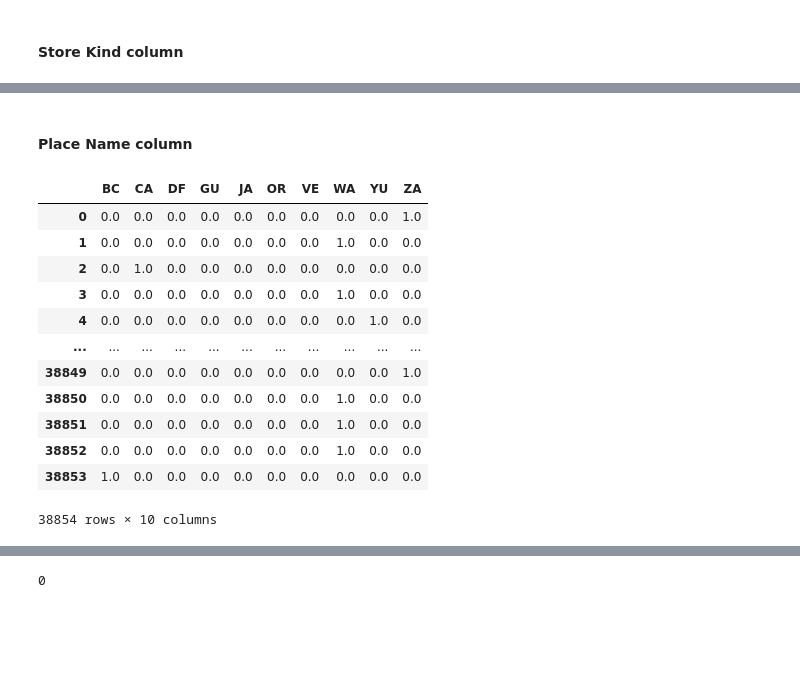
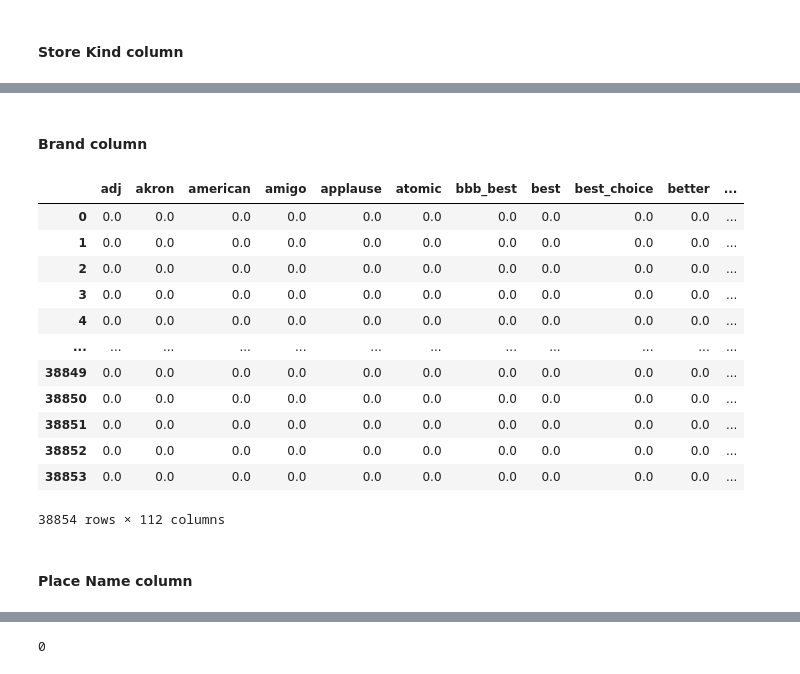
Before and after one commit to abdul-rahman-hassan/Product-Cost-Prediction, a Jupyter notebook: Preprocessing.ipynb, the cells around one changed output, grey strips where cells are left out. Cells and saved outputs as stored; diff of their text form; code cells hidden in the pictures; blank space fills up the shorter version.

```diff
--- a/Preprocessing.ipynb
+++ b/Preprocessing.ipynb
@@ -1037,0 +1038,14 @@ transformed_col
+# %%
+from sklearn.preprocessing import OneHotEncoder
+
+ohe = OneHotEncoder(sparse_output= False )
+
+arr = ohe.fit_transform(train[['promotion_name']])
+
+transformed_col = pd.DataFrame(arr, columns=ohe.get_feature_names_out(['promotion_name']))
+
+transformed_col.columns = [col.replace('promotion_name_', '') for col in transformed_col.columns]
+transformed_col.columns = [col.replace(' ', '_') for col in transformed_col.columns]
+transformed_col.columns = [col.lower() for col in transformed_col.columns]
+
+transformed_col
@@ -1063,0 +1075,12 @@ transformed_col
+# %%
+ohe = OneHotEncoder(sparse_output = False )
+
+arr = ohe.fit_transform(train[['store_kind']])
+
+transformed_col = pd.DataFrame(arr, columns=ohe.get_feature_names_out(['store_kind']))
+
+transformed_col.columns = [col.replace('store_kind_', '') for col in transformed_col.columns]
+transformed_col.columns = [col.replace(' ', '_') for col in transformed_col.columns]
+transformed_col.columns = [col.lower() for col in transformed_col.columns]
+
+transformed_col
@@ -1064,3 +1101,31 @@ transformed_col
 # %%
 train = train.join(transformed_col)
 train.drop('store_kind',axis = 1 , inplace=True)
+# %% [markdown]
+#### Brand column
+# %%
+ohes = OneHotEncoder(sparse_output = False )
+
+arr = ohe.fit_transform(train[['brand']])
+
+transformed_col = pd.DataFrame(arr, columns=ohe.get_feature_names_out(['brand']))
+
+transformed_col.columns = [col.replace('brand_', '') for col in transformed_col.columns]
+transformed_col.columns = [col.replace(' ', '_') for col in transformed_col.columns]
+transformed_col.columns = [col.lower() for col in transformed_col.columns]
+
+transformed_col
+# %% [output]
+|  | adj | akron | american | amigo | applause | atomic | bbb_best | best | best_choice | better | ... |
+| 0 | 0.0 | 0.0 | 0.0 | 0.0 | 0.0 | 0.0 | 0.0 | 0.0 | 0.0 | 0.0 | ... |
+| 1 | 0.0 | 0.0 | 0.0 | 0.0 | 0.0 | 0.0 | 0.0 | 0.0 | 0.0 | 0.0 | ... |
+| 2 | 0.0 | 0.0 | 0.0 | 0.0 | 0.0 | 0.0 | 0.0 | 0.0 | 0.0 | 0.0 | ... |
+| 3 | 0.0 | 0.0 | 0.0 | 0.0 | 0.0 | 0.0 | 0.0 | 0.0 | 0.0 | 0.0 | ... |
+| 4 | 0.0 | 0.0 | 0.0 | 0.0 | 0.0 | 0.0 | 0.0 | 0.0 | 0.0 | 0.0 | ... |
+| ... | ... | ... | ... | ... | ... | ... | ... | ... | ... | ... | ... |
+| 38849 | 0.0 | 0.0 | 0.0 | 0.0 | 0.0 | 0.0 | 0.0 | 0.0 | 0.0 | 0.0 | ... |
+| 38850 | 0.0 | 0.0 | 0.0 | 0.0 | 0.0 | 0.0 | 0.0 | 0.0 | 0.0 | 0.0 | ... |
+| 38851 | 0.0 | 0.0 | 0.0 | 0.0 | 0.0 | 0.0 | 0.0 | 0.0 | 0.0 | 0.0 | ... |
+| 38852 | 0.0 | 0.0 | 0.0 | 0.0 | 0.0 | 0.0 | 0.0 | 0.0 | 0.0 | 0.0 | ... |
+| 38853 | 0.0 | 0.0 | 0.0 | 0.0 | 0.0 | 0.0 | 0.0 | 0.0 | 0.0 | 0.0 | ... |
+38854 rows × 112 columns
@@ -1067,23 +1135,2 @@ train.drop('store_kind',axis = 1 , inplace=True)
 # %% [markdown]
 #### Place Name column
-# %%
-from sklearn.preprocessing import OneHotEncoder
-ohe = OneHotEncoder(sparse_output = False )
-arr = ohe.fit_transform(train[['place_name']])
-transformed_col = pd.DataFrame(arr)
-transformed_col.columns = ['BC','CA','DF','GU','JA','OR','VE','WA','YU','ZA']
-transformed_col
-# %% [output]
-|  | BC | CA | DF | GU | JA | OR | VE | WA | YU | ZA |
-| 0 | 0.0 | 0.0 | 0.0 | 0.0 | 0.0 | 0.0 | 0.0 | 0.0 | 0.0 | 1.0 |
-| 1 | 0.0 | 0.0 | 0.0 | 0.0 | 0.0 | 0.0 | 0.0 | 1.0 | 0.0 | 0.0 |
-| 2 | 0.0 | 1.0 | 0.0 | 0.0 | 0.0 | 0.0 | 0.0 | 0.0 | 0.0 | 0.0 |
-| 3 | 0.0 | 0.0 | 0.0 | 0.0 | 0.0 | 0.0 | 0.0 | 1.0 | 0.0 | 0.0 |
-| 4 | 0.0 | 0.0 | 0.0 | 0.0 | 0.0 | 0.0 | 0.0 | 0.0 | 1.0 | 0.0 |
-| ... | ... | ... | ... | ... | ... | ... | ... | ... | ... | ... |
-| 38849 | 0.0 | 0.0 | 0.0 | 0.0 | 0.0 | 0.0 | 0.0 | 0.0 | 0.0 | 1.0 |
-| 38850 | 0.0 | 0.0 | 0.0 | 0.0 | 0.0 | 0.0 | 0.0 | 1.0 | 0.0 | 0.0 |
-| 38851 | 0.0 | 0.0 | 0.0 | 0.0 | 0.0 | 0.0 | 0.0 | 1.0 | 0.0 | 0.0 |
-| 38852 | 0.0 | 0.0 | 0.0 | 0.0 | 0.0 | 0.0 | 0.0 | 1.0 | 0.0 | 0.0 |
-| 38853 | 1.0 | 0.0 | 0.0 | 0.0 | 0.0 | 0.0 | 0.0 | 0.0 | 0.0 | 0.0 |
-38854 rows × 10 columns
```
Also changed, not shown: parts of 40 cells of this notebook, 5 other files.
